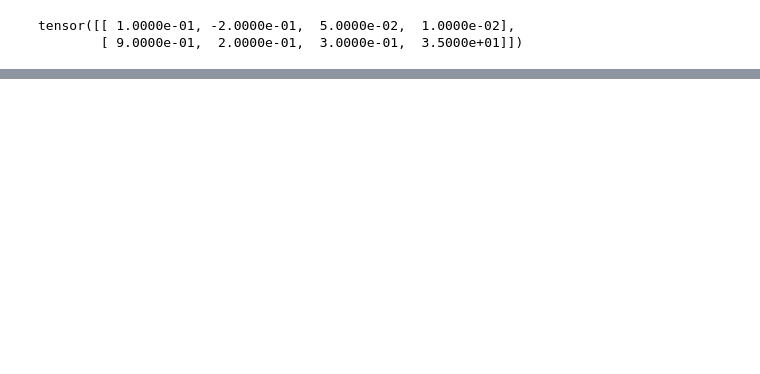
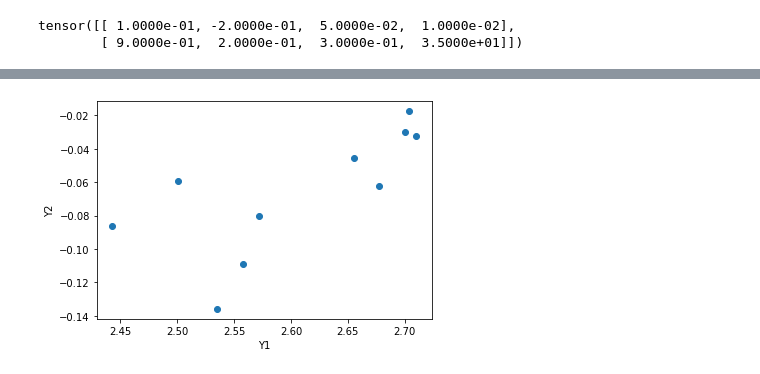
Before and after one commit to peteole/MOO_airfoil, a Jupyter notebook: BO.ipynb, the cells around one changed output, grey strips where cells are left out. Cells and saved outputs as stored; diff of their text form; code cells hidden in the pictures; blank space fills up the shorter version.

```diff
--- a/BO.ipynb
+++ b/BO.ipynb
@@ -144,0 +214,4 @@ CancelledError:
+# %%
+plotting.plot_population(train_Y[INITIAL_X_COUNT:,:])
+# %% [output]
+[figure, added]
```
Also changed, not shown: parts of 7 cells of this notebook, 11 other files.
